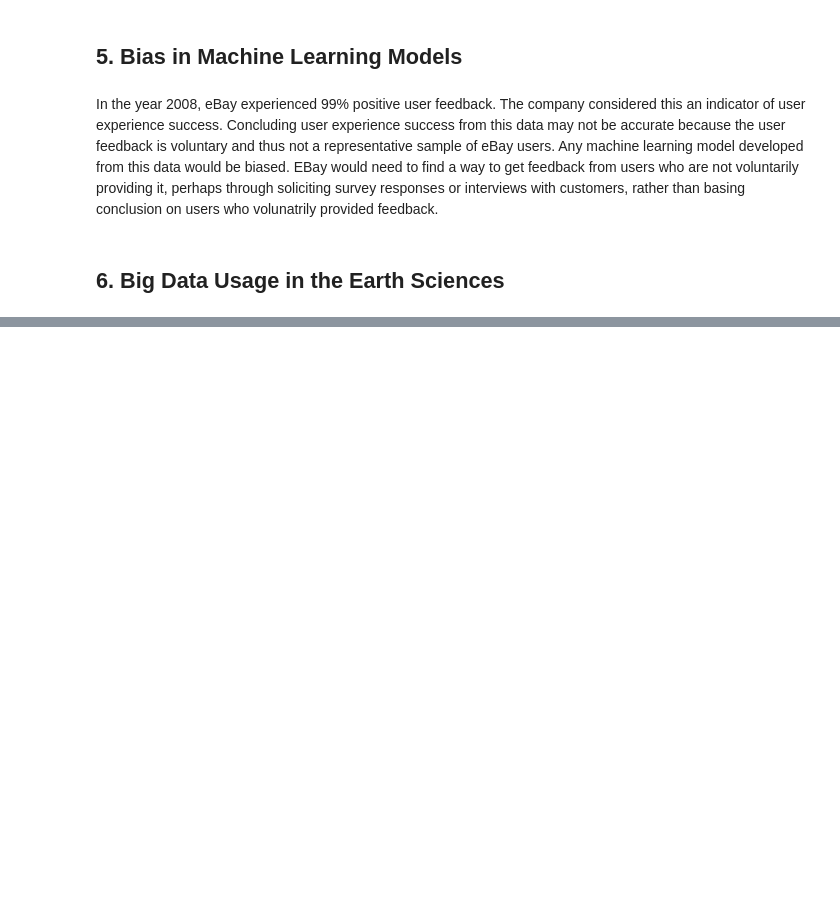
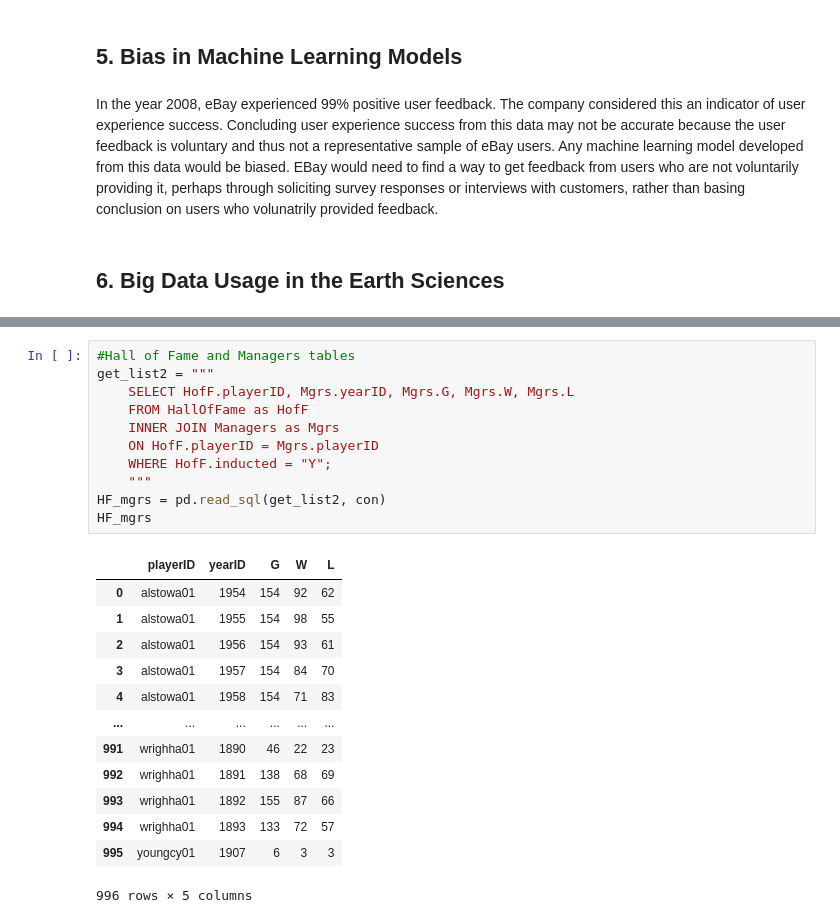
Before and after one commit to lytyler/ST554_Homework5, a Jupyter notebook: Homework5.ipynb, the cells around one changed output, grey strips where cells are left out. Drawn from its saved outputs; the diff is of its cells as text; blank space fills up the shorter version.

```diff
--- a/Homework5.ipynb
+++ b/Homework5.ipynb
@@ -142,0 +298,25 @@ Understanding the ocean as a three-dimensional (3D) system has long been a goal
+# %%
+#Hall of Fame and Managers tables
+get_list2 = """
+    SELECT HofF.playerID, Mgrs.yearID, Mgrs.G, Mgrs.W, Mgrs.L
+    FROM HallOfFame as HofF
+    INNER JOIN Managers as Mgrs
+    ON HofF.playerID = Mgrs.playerID
+    WHERE HofF.inducted = "Y";
+    """
+HF_mgrs = pd.read_sql(get_list2, con)
+HF_mgrs
+# %% [output]
+|  | playerID | yearID | G | W | L |
+| 0 | alstowa01 | 1954 | 154 | 92 | 62 |
+| 1 | alstowa01 | 1955 | 154 | 98 | 55 |
+| 2 | alstowa01 | 1956 | 154 | 93 | 61 |
+| 3 | alstowa01 | 1957 | 154 | 84 | 70 |
+| 4 | alstowa01 | 1958 | 154 | 71 | 83 |
+| ... | ... | ... | ... | ... | ... |
+| 991 | wrighha01 | 1890 | 46 | 22 | 23 |
+| 992 | wrighha01 | 1891 | 138 | 68 | 69 |
+| 993 | wrighha01 | 1892 | 155 | 87 | 66 |
+| 994 | wrighha01 | 1893 | 133 | 72 | 57 |
+| 995 | youngcy01 | 1907 | 6 | 3 | 3 |
+996 rows × 5 columns
```
Also changed, not shown: parts of 22 cells of this notebook.
